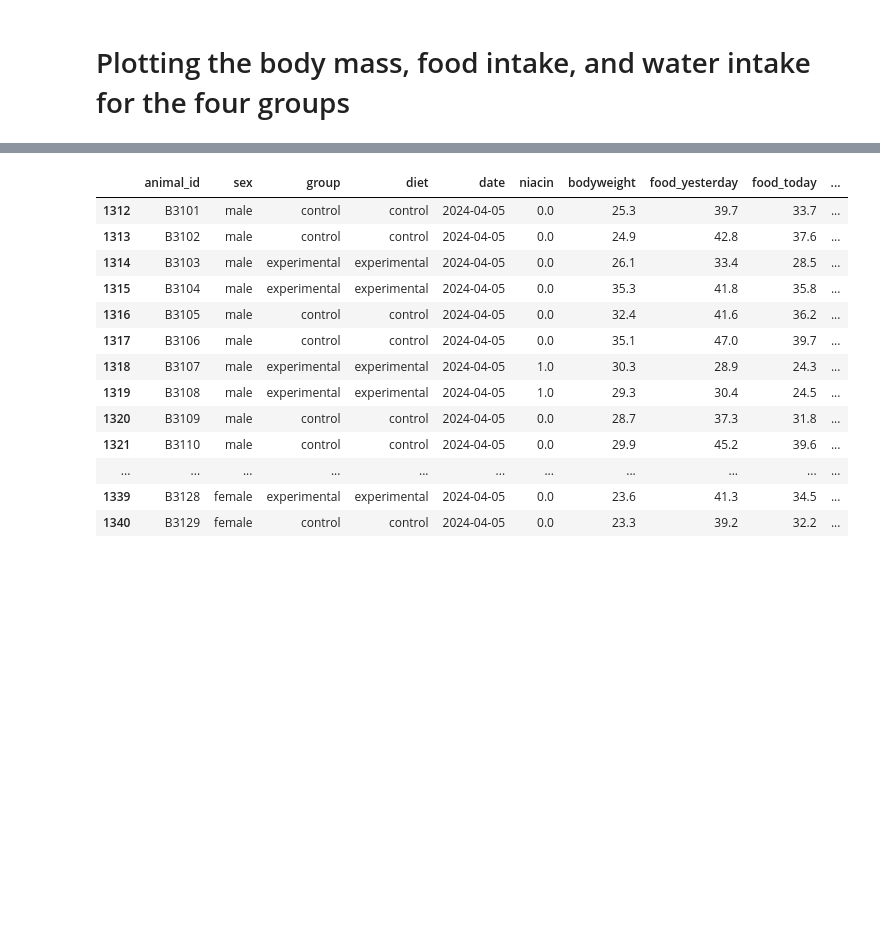
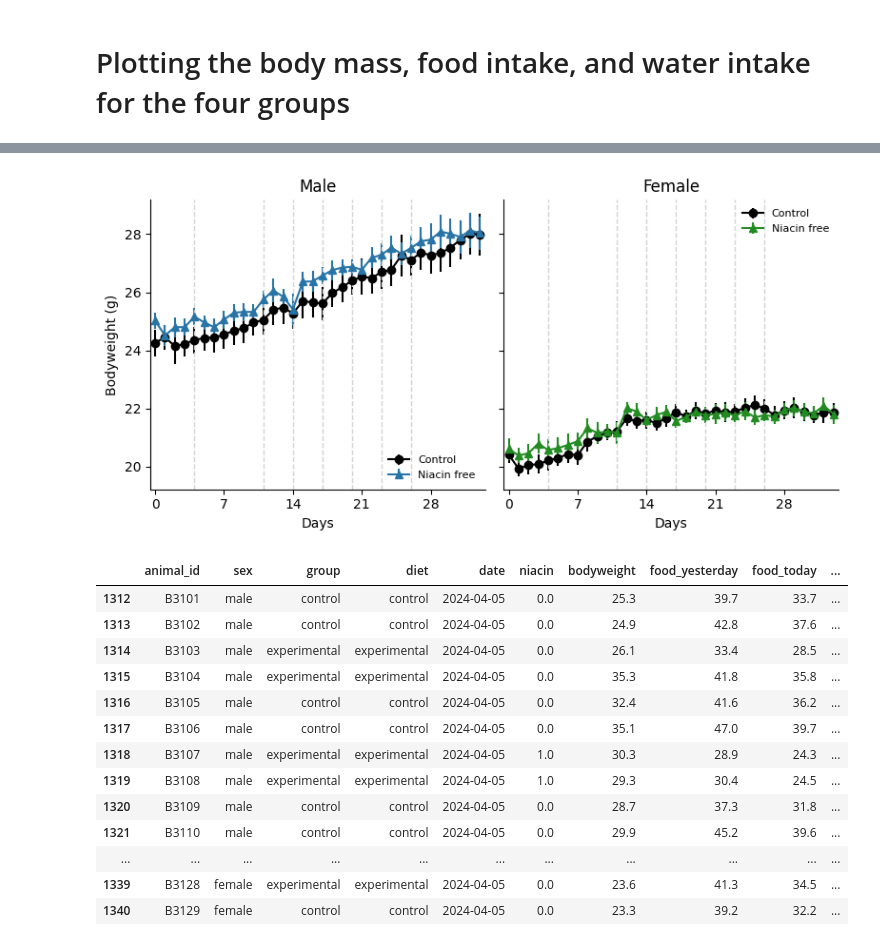
Before and after one commit to marijevisser/niacin, a Jupyter notebook: scripts/niacin_daily_analysis.ipynb, the cells around one changed output, grey strips where cells are left out. Saved outputs shown, nothing was run; the diff lists cells and outputs as text; code cells hidden in the pictures; blank space fills up the shorter version.

Commit message:
updating figures part 6?

```diff
--- a/scripts/niacin_daily_analysis.ipynb
+++ b/scripts/niacin_daily_analysis.ipynb
@@ -273,3 +273,75 @@ The `join` parameter is deprecated and will be removed in v0.15.0. You can remov
+# %%
+#split for males and females
+
+# Compute mean and SEM
+mean = df.groupby(["sex", "group", "date"]).mean(numeric_only=True).reset_index()
+sem = df.groupby(["sex", "group", "date"]).sem(numeric_only=True).reset_index()
+
+# Generate figure with two subplots (ax[0] for males, ax[1] for females)
+f, ax = plt.subplots(ncols=2, figsize=(8, 4), sharey=True, gridspec_kw={"width_ratios": [1, 1]})
+
+# Set x values for the first 34 days
+x = np.arange(34)
+
+# MALES
+ax[0].errorbar(x,
+               mean.query("sex == 'male' and group == 'control'").bodyweight[:34],
+               yerr=sem.query("sex == 'male' and group == 'control'").bodyweight[:34],
+               marker="o", markerfacecolor="black", color="black",
+               label="Control")
+
+ax[0].errorbar(x,
+               mean.query("sex == 'male' and group == 'experimental'").bodyweight[:34],
+               yerr=sem.query("sex == 'male' and group == 'experimental'").bodyweight[:34],
+               marker="^", markerfacecolor="#2874A6", color="#2874A6",
+               label="Niacin free")
+
+ax[0].set_title("Male")
+ax[0].set_xlim([-0.5, 33.5])
+ax[0].set_xticks(np.arange(0, 34, 7))
+ax[0].set_ylabel("Bodyweight (g)")
+ax[0].set_xlabel("Days")
+ax[0].spines['top'].set_visible(False)
+ax[0].spines['right'].set_visible(False)
+ax[0].legend(frameon=False, fontsize=8,loc="lower right")
+
+# Show vertical lines for niacin level changes
+vertical_lines_x = [4, 11, 14, 17, 20, 23, 26]
+for x_value in vertical_lines_x:
+    ax[0].axvline(x=x_value, color='lightgrey', linestyle='--', linewidth=1)
+
+# FEMALES
+ax[1].errorbar(x,
+               mean.query("sex == 'female' and group == 'control'").bodyweight[:34],
+               yerr=sem.query("sex == 'female' and group == 'control'").bodyweight[:34],
+               marker="o", markerfacecolor="black", color="black",
+               label="Control")
+
+ax[1].errorbar(x,
+               mean.query("sex == 'female' and group == 'experimental'").bodyweight[:34],
+               yerr=sem.query("sex == 'female' and group == 'experimental'").bodyweight[:34],
+               marker="^", markerfacecolor="forestgreen", color="forestgreen",
+               label='Niacin free')
+
+vertical_lines_x = [4, 11, 14, 17, 20, 23, 26]
+for x_value in vertical_lines_x:
+    ax[1].axvline(x=x_value, color='lightgrey', linestyle='--', linewidth=1)
+
+ax[1].set_title("Female")
+ax[1].set_xlim([-0.5, 33.5])
+ax[1].set_xticks(np.arange(0, 34, 7))
+ax[1].set_xlabel("Days")
+ax[1].spines['top'].set_visible(False)
+ax[1].spines['right'].set_visible(False)
+ax[1].legend(frameon=False, fontsize=8,loc="upper right")
+
+# Save figure
+f.savefig("..//results//bodyweight_niacin1_until_day_34_new.png")
+
+# Show plot
+plt.tight_layout()
+# %% [output]
+[figure, added]
 # %%
 today_df
 # %% [output]
```
Also changed, not shown: parts of 14 cells of this notebook, 19 other files.
